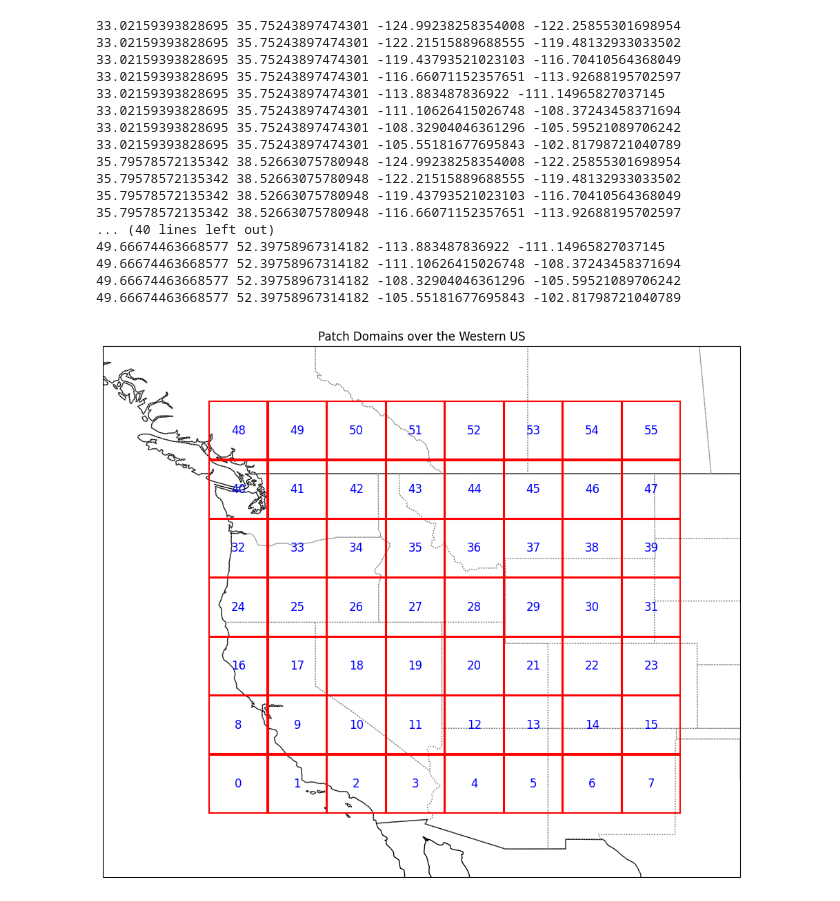
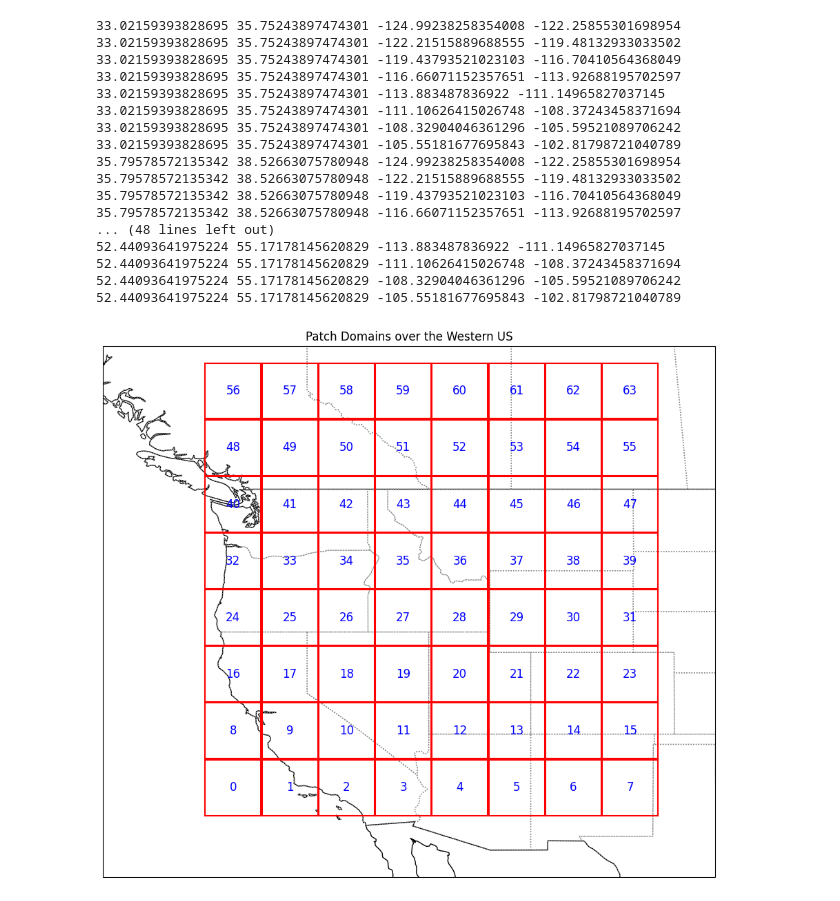
Before and after one commit to clamalo/harpnet, a Jupyter notebook: plot_patches.ipynb, the cells around one changed output. Drawn from its saved outputs; the diff is of its cells as text; code cells hidden in the pictures.

Commit message:
updated patch plots

```diff
--- a/plot_patches.ipynb
+++ b/plot_patches.ipynb
@@ -41,7 +41,7 @@ def plot_grid_domains(grid_file, dataset_file):
 
     # Create a figure and axis with the correct projection
     fig, ax = plt.subplots(figsize=(12, 10), subplot_kw={'projection': ccrs.PlateCarree()})
-    ax.set_extent([-130, -100, 30, 55], ccrs.PlateCarree())  # Western US region
+    ax.set_extent([-130, -100, 30, 56], ccrs.PlateCarree())  # Western US region
 
     # Add features to the map
     ax.add_feature(cfeature.COASTLINE)
@@ -62,36 +62,36 @@ def plot_grid_domains(grid_file, dataset_file):
         # Plot the rectangle for the grid domain
         ax.plot([lon_min, lon_max], [lat_min, lat_min], color='red')
         ax.plot([lon_min, lon_max], [lat_max, lat_max], color='red')
         ax.plot([lon_min, lon_min], [lat_min, lat_max], color='red')
         ax.plot([lon_max, lon_max], [lat_min, lat_max], color='red')
 
         # Place the domain ID in the center of the grid box
         ax.text((lon_min + lon_max) / 2, (lat_min + lat_max) / 2, str(domain_id),
                 color='blue', fontsize=12, ha='center', va='center')
 
     plt.title('Patch Domains over the Western US')
     plt.savefig('figures/patches.png')
 
 # Usage
 grid_file = '/Users/clamalo/downloads/grid_domains.pkl'
 dataset_file = '/Users/clamalo/downloads/test2.nc'
 plot_grid_domains(grid_file, dataset_file)
 # %% [output]
 33.02159393828695 35.75243897474301 -124.99238258354008 -122.25855301698954
 33.02159393828695 35.75243897474301 -122.21515889688555 -119.48132933033502
 33.02159393828695 35.75243897474301 -119.43793521023103 -116.70410564368049
 33.02159393828695 35.75243897474301 -116.66071152357651 -113.92688195702597
 33.02159393828695 35.75243897474301 -113.883487836922 -111.14965827037145
 33.02159393828695 35.75243897474301 -111.10626415026748 -108.37243458371694
 33.02159393828695 35.75243897474301 -108.32904046361296 -105.59521089706242
 33.02159393828695 35.75243897474301 -105.55181677695843 -102.81798721040789
 35.79578572135342 38.52663075780948 -124.99238258354008 -122.25855301698954
 35.79578572135342 38.52663075780948 -122.21515889688555 -119.48132933033502
 35.79578572135342 38.52663075780948 -119.43793521023103 -116.70410564368049
 35.79578572135342 38.52663075780948 -116.66071152357651 -113.92688195702597
-... (40 lines left out)
-49.66674463668577 52.39758967314182 -113.883487836922 -111.14965827037145
-49.66674463668577 52.39758967314182 -111.10626415026748 -108.37243458371694
-49.66674463668577 52.39758967314182 -108.32904046361296 -105.59521089706242
-49.66674463668577 52.39758967314182 -105.55181677695843 -102.81798721040789
+... (48 lines left out)
+52.44093641975224 55.17178145620829 -113.883487836922 -111.14965827037145
+52.44093641975224 55.17178145620829 -111.10626415026748 -108.37243458371694
+52.44093641975224 55.17178145620829 -108.32904046361296 -105.59521089706242
+52.44093641975224 55.17178145620829 -105.55181677695843 -102.81798721040789
-[figure, old version]
+[figure, new version]
```
Also changed, not shown: parts of 1 cell of this notebook, 1 other file.
